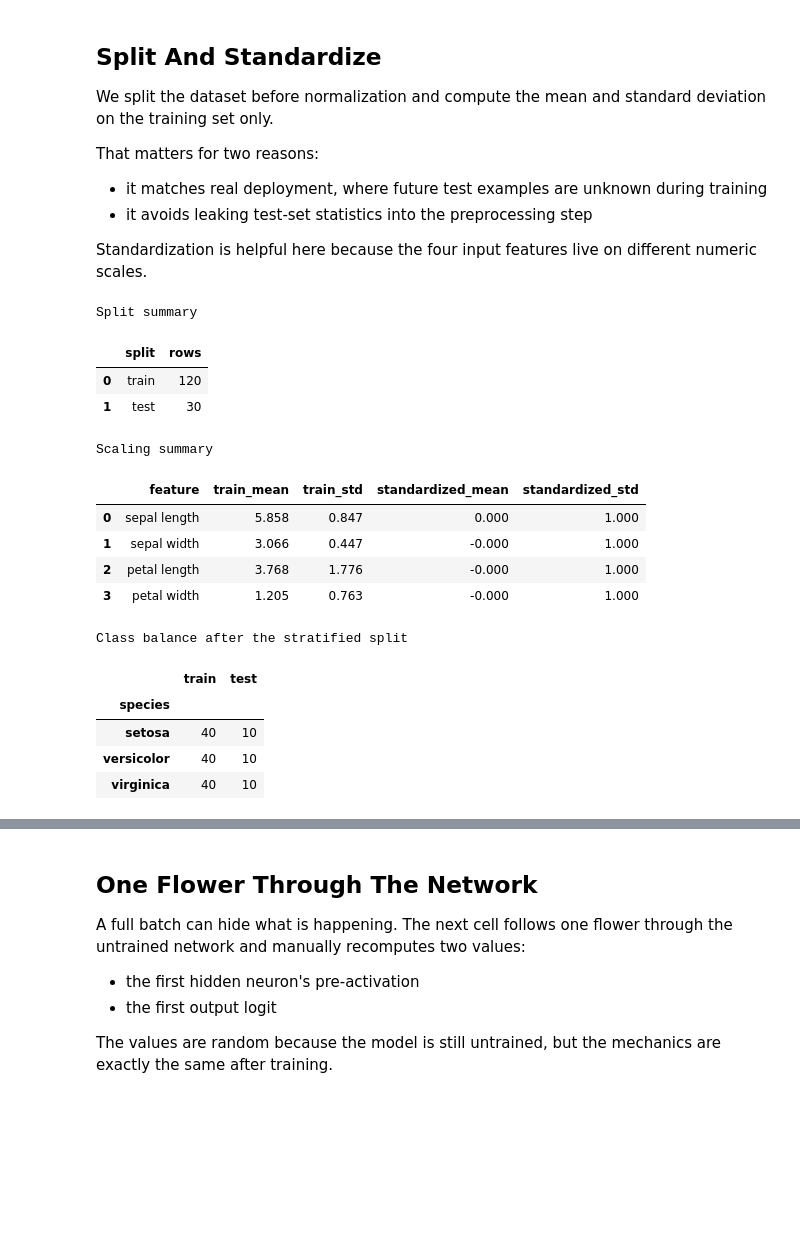
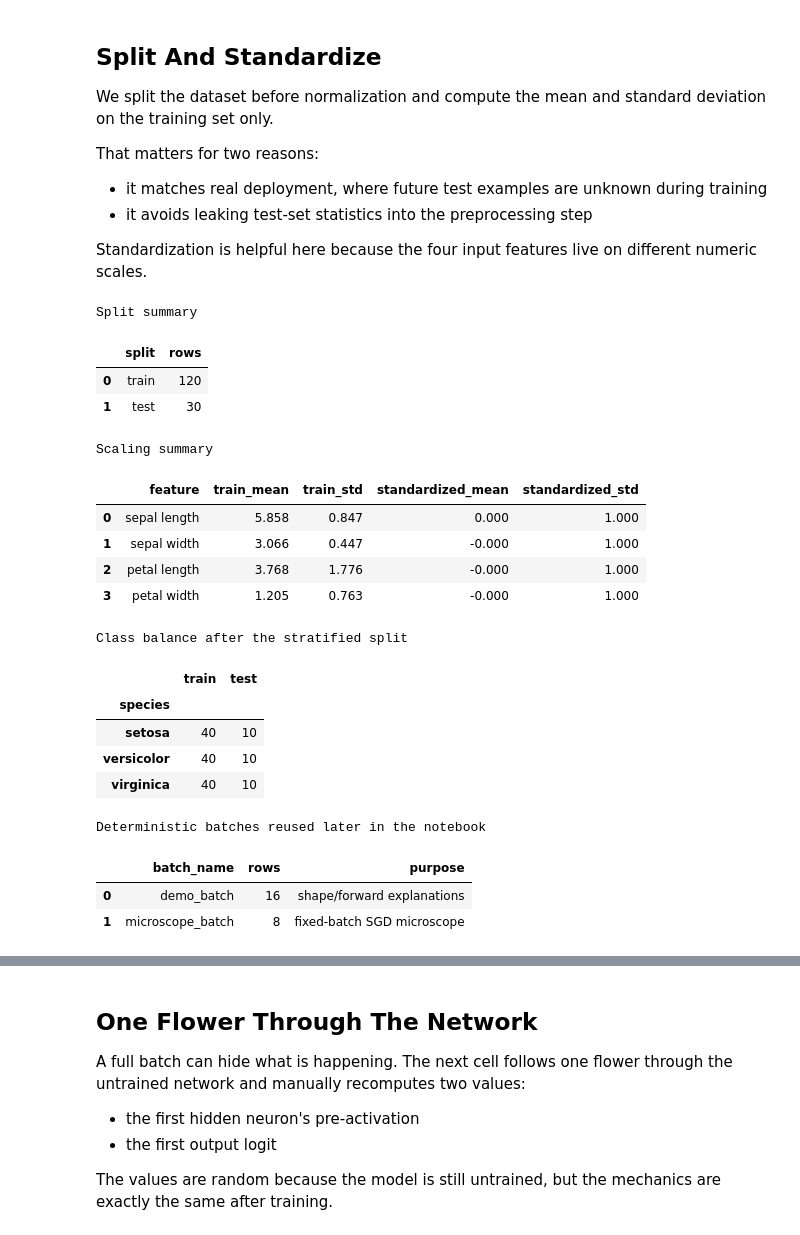
Before and after one commit to xangma/ml_tutorials, a Jupyter notebook: iris.ipynb, the cells around one changed output, grey strips where cells are left out. Saved outputs shown, nothing was run; the diff lists cells and outputs as text; code cells hidden in the pictures; blank space fills up the shorter version.

```diff
--- a/iris.ipynb
+++ b/iris.ipynb
@@ -195,8 +196,21 @@ test_features = (test_features_raw - feature_mean) / feature_std
 
 train_dataset = TensorDataset(train_features, train_labels)
 test_dataset = TensorDataset(test_features, test_labels)
-train_loader = DataLoader(train_dataset, batch_size=16, shuffle=True)
-test_loader = DataLoader(test_dataset, batch_size=16, shuffle=False)
+train_batch_size = 16
+train_loader_generator = torch.Generator().manual_seed(42)
+train_loader = DataLoader(
+    train_dataset,
+    batch_size=train_batch_size,
+    shuffle=True,
+    generator=train_loader_generator,
+)
+test_loader = DataLoader(test_dataset, batch_size=train_batch_size, shuffle=False)
+
+# Use fixed slices for explanation cells so rerunning them does not change later shuffling.
+demo_batch_features = train_features[:train_batch_size]
+demo_batch_labels = train_labels[:train_batch_size]
+microscope_batch_features = train_features[:8]
+microscope_batch_labels = train_labels[:8]
 
 split_summary = pd.DataFrame(
     {
@@ -218,33 +232,49 @@ class_balance = pd.DataFrame(
         "train": torch.bincount(train_labels).tolist(),
         "test": torch.bincount(test_labels).tolist(),
     },
     index=class_names,
 )
 class_balance.index.name = "species"
+deterministic_batch_summary = pd.DataFrame(
+    {
+        "batch_name": ["demo_batch", "microscope_batch"],
+        "rows": [len(demo_batch_features), len(microscope_batch_features)],
+        "purpose": [
+            "shape/forward explanations",
+            "fixed-batch SGD microscope",
+        ],
+    }
+)
 
 print("Split summary")
 display(split_summary)
 print("Scaling summary")
 display(scale_summary.round(3))
 print("Class balance after the stratified split")
 display(class_balance)
+print("Deterministic batches reused later in the notebook")
+display(deterministic_batch_summary)
 # %% [output]
 Split summary
 |  | split | rows |
 | 0 | train | 120 |
 | 1 | test | 30 |
 Scaling summary
 |  | feature | train_mean | train_std | standardized_mean | standardized_std |
 | 0 | sepal length | 5.858 | 0.847 | 0.000 | 1.000 |
 | 1 | sepal width | 3.066 | 0.447 | -0.000 | 1.000 |
 | 2 | petal length | 3.768 | 1.776 | -0.000 | 1.000 |
 | 3 | petal width | 1.205 | 0.763 | -0.000 | 1.000 |
 Class balance after the stratified split
 |  | train | test |
 | species |  |  |
 | setosa | 40 | 10 |
 | versicolor | 40 | 10 |
 | virginica | 40 | 10 |
+Deterministic batches reused later in the notebook
+|  | batch_name | rows | purpose |
+| 0 | demo_batch | 16 | shape/forward explanations |
+| 1 | microscope_batch | 8 | fixed-batch SGD microscope |
 # %% [markdown]
 ## The Model
 
```
Also changed, not shown: parts of 16 cells of this notebook.
